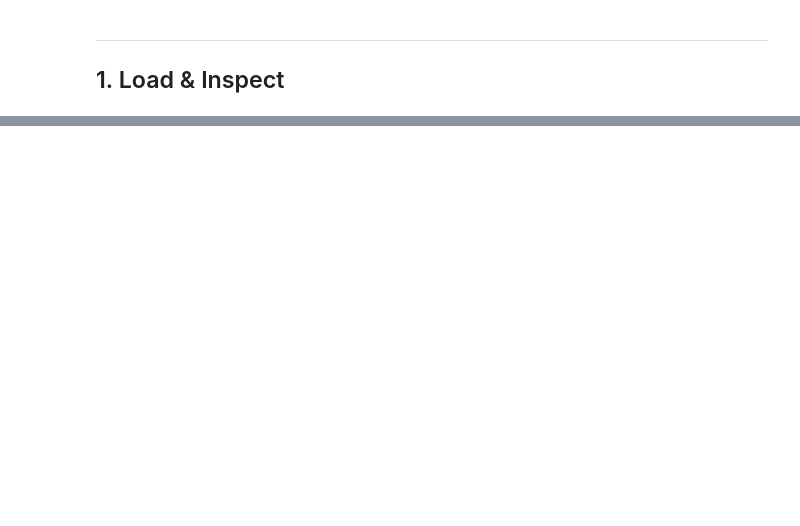
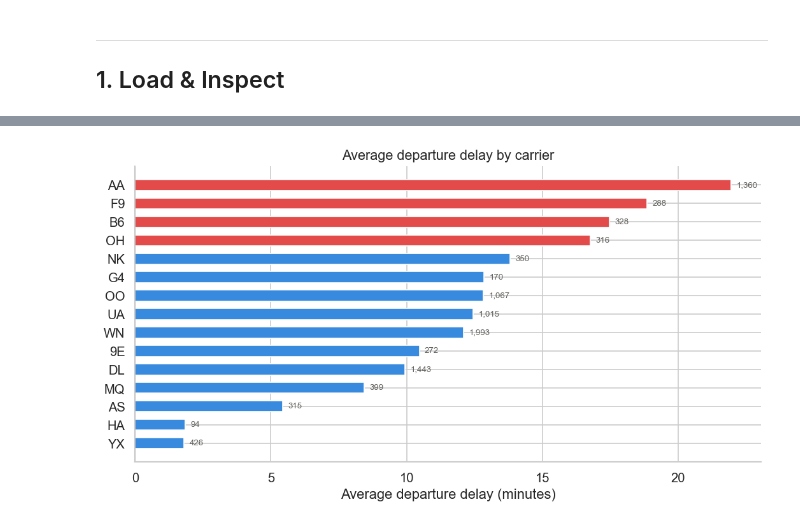
Before and after one commit to nicholasthomas18/STAT486FinalProject, a Jupyter notebook: code/02_eda.ipynb, the cells around one changed output, grey strips where cells are left out. Saved outputs shown, nothing was run; the diff lists cells and outputs as text; code cells hidden in the pictures; blank space fills up the shorter version.

```diff
--- a/code/02_eda.ipynb
+++ b/code/02_eda.ipynb
@@ -379,0 +160,19 @@ pct_late_aircraft_ct    0.2904    0.1916  0.0    0.2943      1.0
+# %%
+carrier_stats = (df_flights.groupby('op_unique_carrier')['dep_delay']
+                 .agg(['mean','count'])
+                 .reset_index()
+                 .sort_values('mean', ascending=True))
+
+fig, ax = plt.subplots(figsize=(9, 5))
+colors = ['#E24B4A' if v > 15 else '#378ADD' for v in carrier_stats['mean']]
+ax.barh(carrier_stats['op_unique_carrier'], carrier_stats['mean'], color=colors, height=0.6)
+ax.axvline(0, color='#888780', linewidth=0.8)
+ax.set_xlabel('Average departure delay (minutes)')
+ax.set_title('Average departure delay by carrier', fontsize=13, fontweight='normal')
+for i, (_, row) in enumerate(carrier_stats.iterrows()):
+    ax.text(row['mean'] + 0.2, i, f"{int(row['count']):,}", va='center', fontsize=8, color='#5F5E5A')
+plt.tight_layout()
+plt.savefig('viz2_carrier_dep_delay.png', bbox_inches='tight')
+plt.show()
+# %% [output]
+[figure, added]
```
Also changed, not shown: parts of 40 cells of this notebook, 7 other files.
